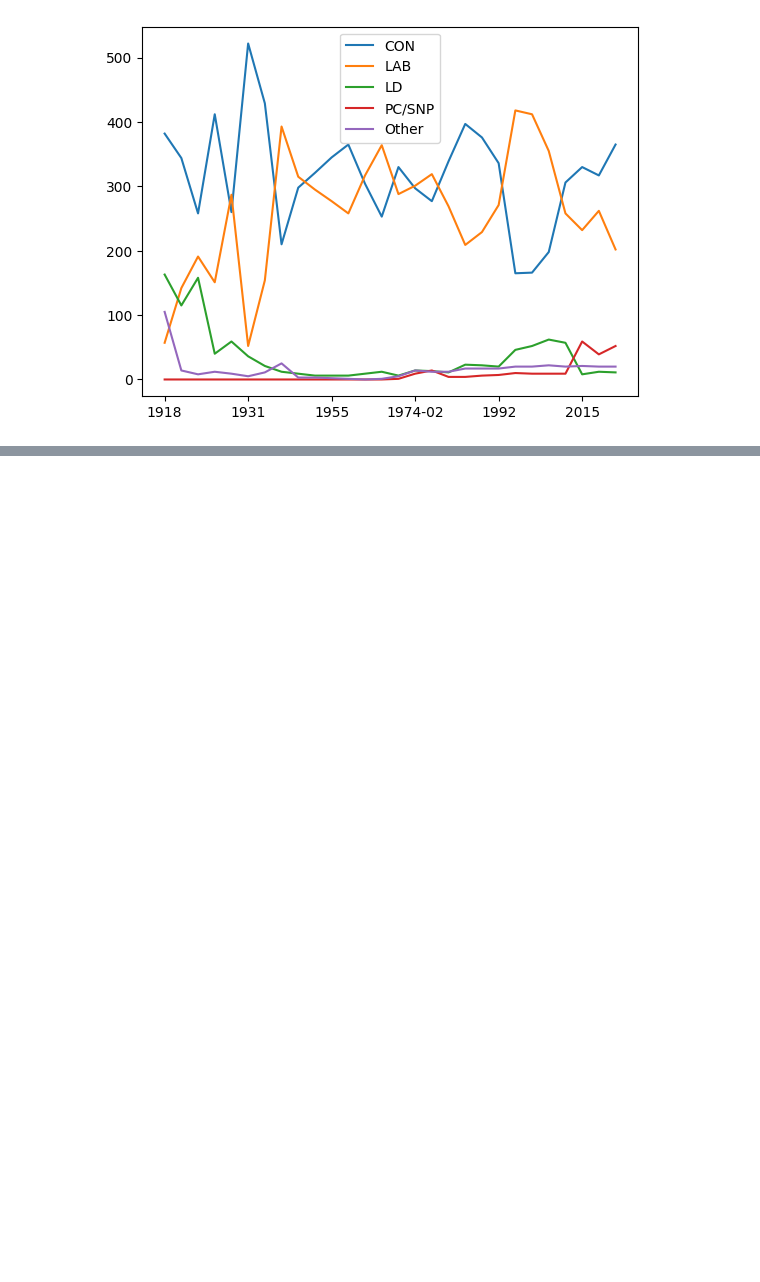
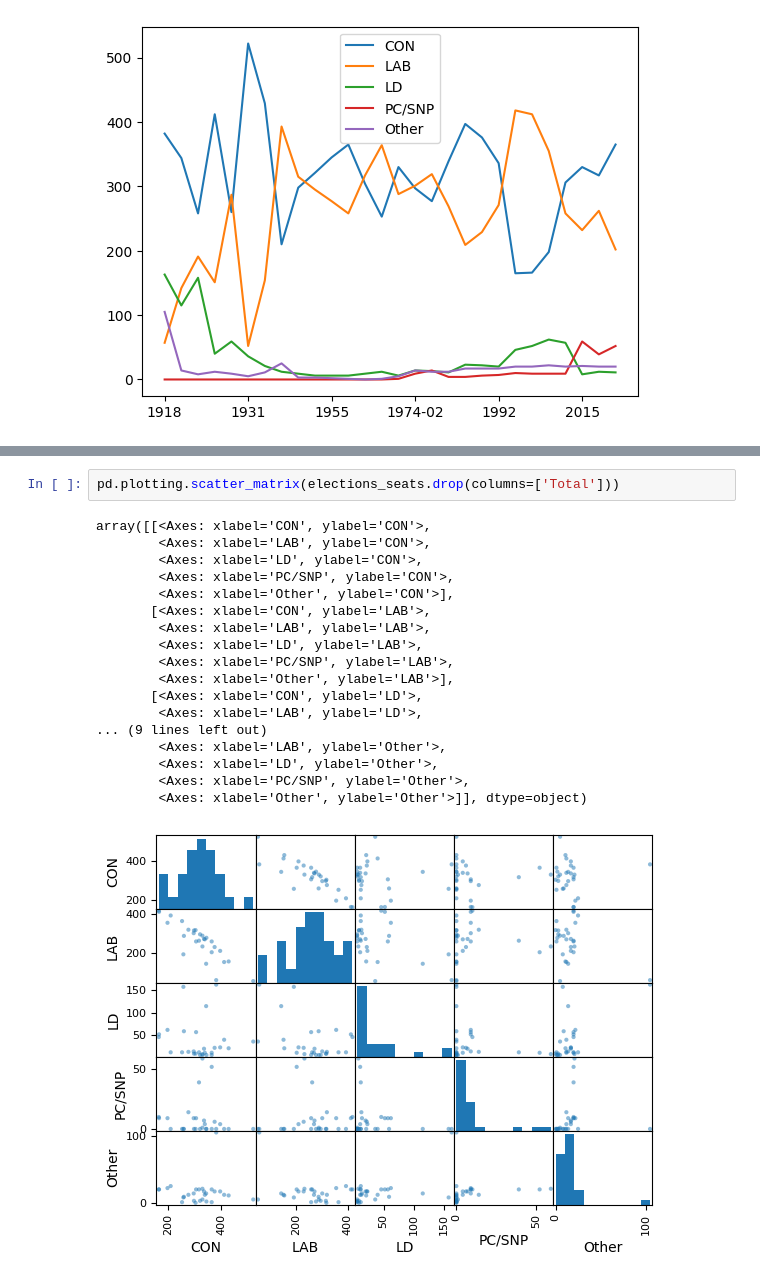
Before and after one commit to stelios-c/uk_votes, a Jupyter notebook: uk_elections.ipynb, the cells around one changed output, grey strips where cells are left out. Cells and saved outputs as stored; diff of their text form; blank space fills up the shorter version.

Commit message:
show correlation graphically

```diff
--- a/uk_elections.ipynb
+++ b/uk_elections.ipynb
@@ -72,0 +82,21 @@ elections_seats.drop(columns=['Total']).plot()
+# %%
+pd.plotting.scatter_matrix(elections_seats.drop(columns=['Total']))
+# %% [output]
+array([[<Axes: xlabel='CON', ylabel='CON'>,
+        <Axes: xlabel='LAB', ylabel='CON'>,
+        <Axes: xlabel='LD', ylabel='CON'>,
+        <Axes: xlabel='PC/SNP', ylabel='CON'>,
+        <Axes: xlabel='Other', ylabel='CON'>],
+       [<Axes: xlabel='CON', ylabel='LAB'>,
+        <Axes: xlabel='LAB', ylabel='LAB'>,
+        <Axes: xlabel='LD', ylabel='LAB'>,
+        <Axes: xlabel='PC/SNP', ylabel='LAB'>,
+        <Axes: xlabel='Other', ylabel='LAB'>],
+       [<Axes: xlabel='CON', ylabel='LD'>,
+        <Axes: xlabel='LAB', ylabel='LD'>,
+... (9 lines left out)
+        <Axes: xlabel='LAB', ylabel='Other'>,
+        <Axes: xlabel='LD', ylabel='Other'>,
+        <Axes: xlabel='PC/SNP', ylabel='Other'>,
+        <Axes: xlabel='Other', ylabel='Other'>]], dtype=object)
+[figure, added]
```
Also changed, not shown: parts of 1 cell of this notebook.
